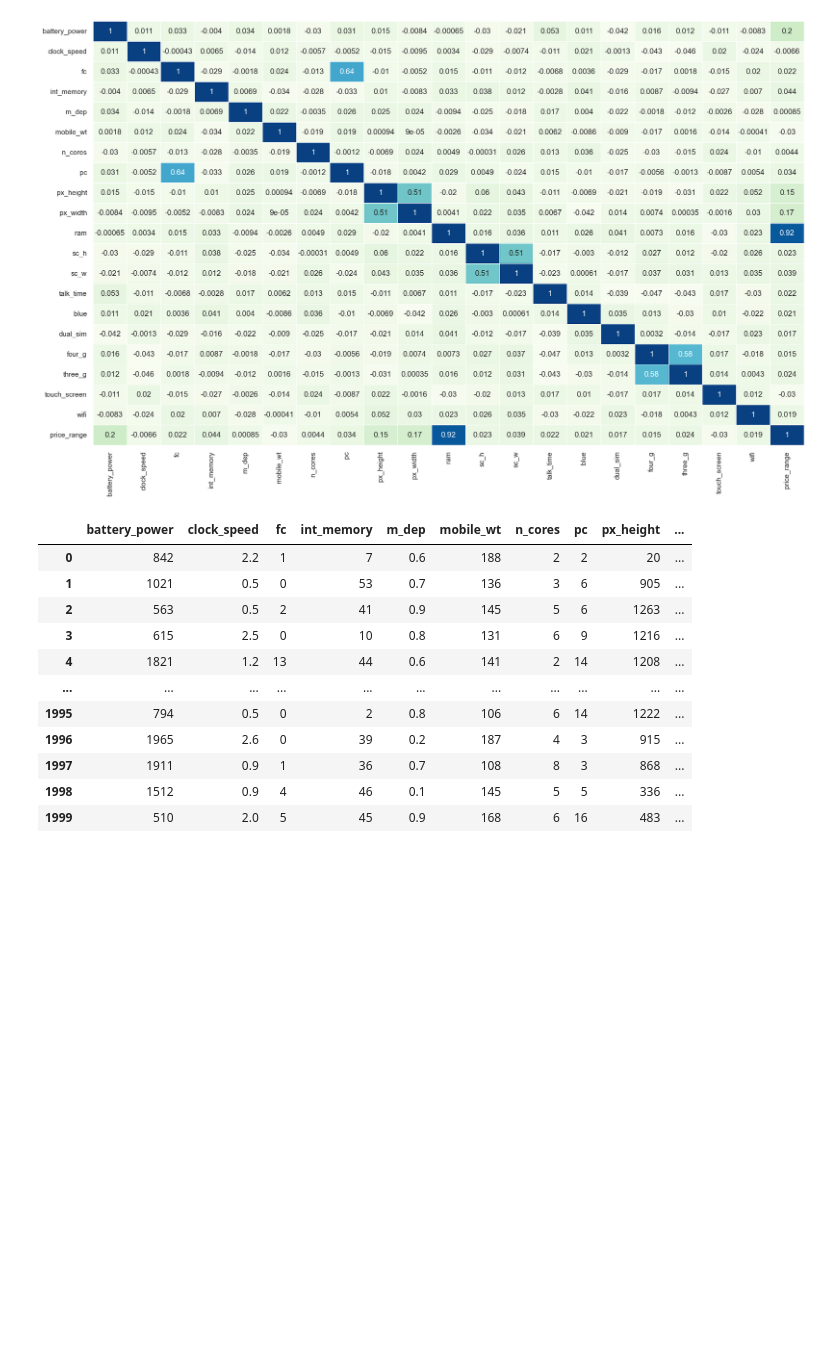
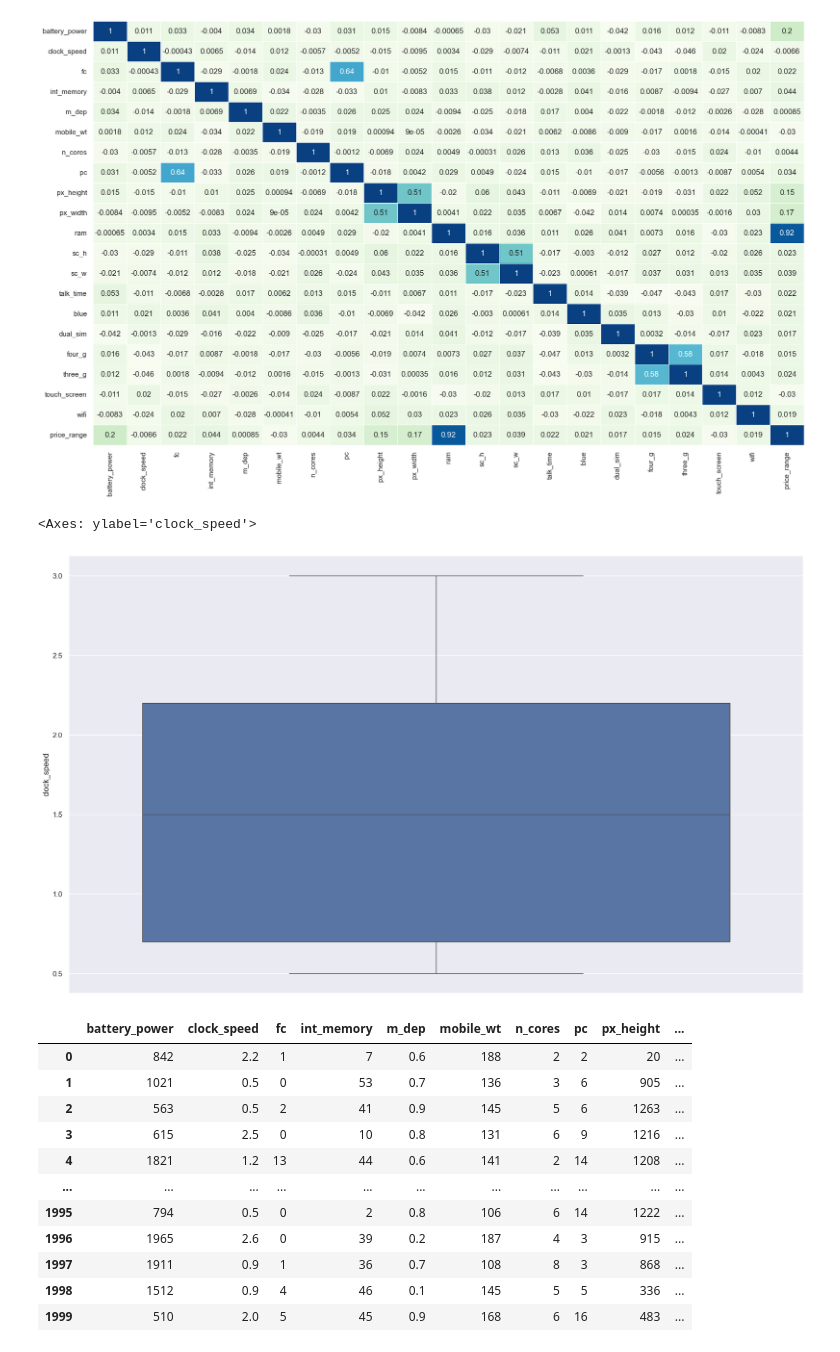
Before and after one commit to Rizan012/mobile-price-range-predictor, a Jupyter notebook: DatasetAnalysis.ipynb, the cells around one changed output. Saved outputs shown, nothing was run; the diff lists cells and outputs as text; code cells hidden in the pictures; blank space fills up the shorter version.

```diff
--- a/DatasetAnalysis.ipynb
+++ b/DatasetAnalysis.ipynb
@@ -180,6 +180,11 @@ sns.heatmap(data.corr(), cmap="GnBu", annot=True, linewidths=.6 , cbar = False)
 # %% [output]
 <Axes: >
 [figure]
+# %%
+sns.boxplot(y="clock_speed",data=data)
+# %% [output]
+<Axes: ylabel='clock_speed'>
+[figure, added]
 # %%
 df = data.drop("m_dep",axis=1)
 # %%
```
Also changed, not shown: parts of 3 cells of this notebook, 1 other file.
